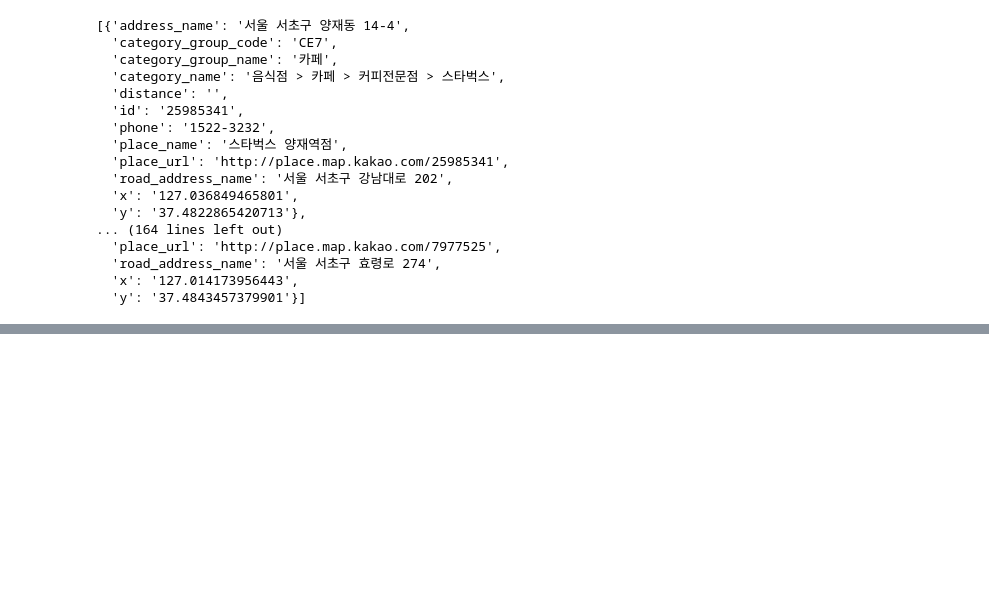
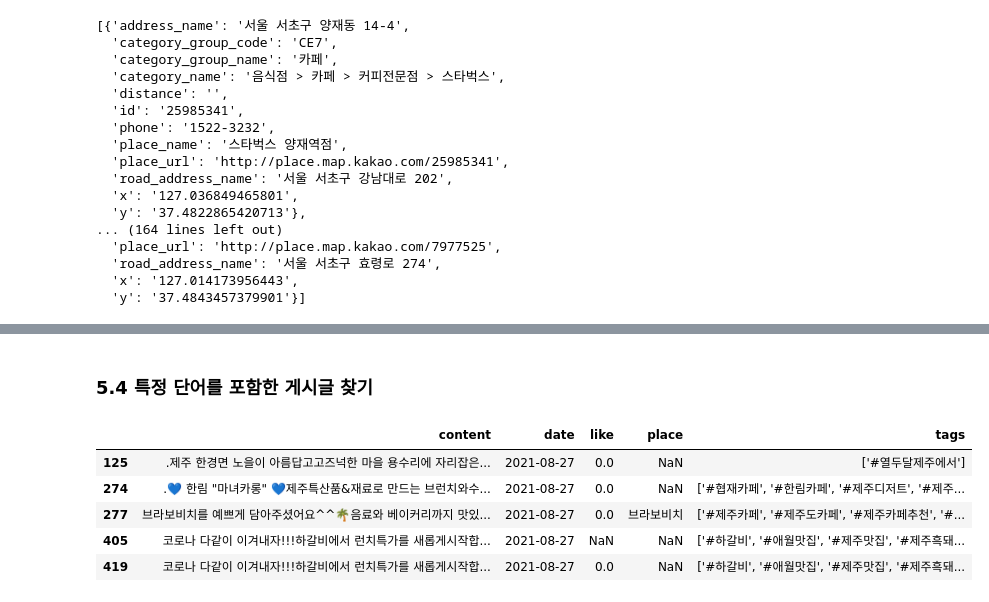
Before and after one commit to hemni28/datasalon_practice, a Jupyter notebook: Practice.ipynb, the cells around one changed output, grey strips where cells are left out. Saved outputs shown, nothing was run; the diff lists cells and outputs as text; code cells hidden in the pictures; blank space fills up the shorter version.

```diff
--- a/Practice.ipynb
+++ b/Practice.ipynb
@@ -933,0 +1068,24 @@ location_counts_df = pd.read_excel
+# %% [markdown]
+### 5.4 특정 단어를 포함한 게시글 찾기
+# %%
+raw_total = pd.read_excel('./datasalon-master/02_개정판/5_Jeju_Hotplace/practice/1_crawling_raw.xlsx')
+# %%
+select_word = '노을'
+
+# 단어가 포함된 경우만 리스트에 저장
+check_list = []
+for content in raw_total['content']:
+    if select_word in content:
+        check_list.append(True)
+    else:
+        check_list.append(False)
+
+select_df = raw_total[check_list]
+select_df.head()
+# %% [output]
+|  | content | date | like | place | tags |
+| 125 | .제주 한경면 노을이 아름답고고즈넉한 마을 용수리에 자리잡은... | 2021-08-27 | 0.0 | NaN | ['#열두달제주에서'] |
+| 274 | .💙 한림 "마녀카롱" 💙제주특산품&재료로 만드는 브런치와수... | 2021-08-27 | 0.0 | NaN | ['#협재카페', '#한림카페', '#제주디저트', '#제주... |
+| 277 | 브라보비치를 예쁘게 담아주셨어요^^🌴음료와 베이커리까지 맛있... | 2021-08-27 | 0.0 | 브라보비치 | ['#제주카페', '#제주도카페', '#제주카페추천', '#... |
+| 405 | 코로나 다같이 이겨내자!!!하갈비에서 런치특가를 새롭게시작합... | 2021-08-27 | NaN | NaN | ['#하갈비', '#애월맛집', '#제주맛집', '#제주흑돼... |
+| 419 | 코로나 다같이 이겨내자!!!하갈비에서 런치특가를 새롭게시작합... | 2021-08-27 | 0.0 | NaN | ['#하갈비', '#애월맛집', '#제주맛집', '#제주흑돼... |
```
Also changed, not shown: parts of 23 cells of this notebook, 27 other files.
